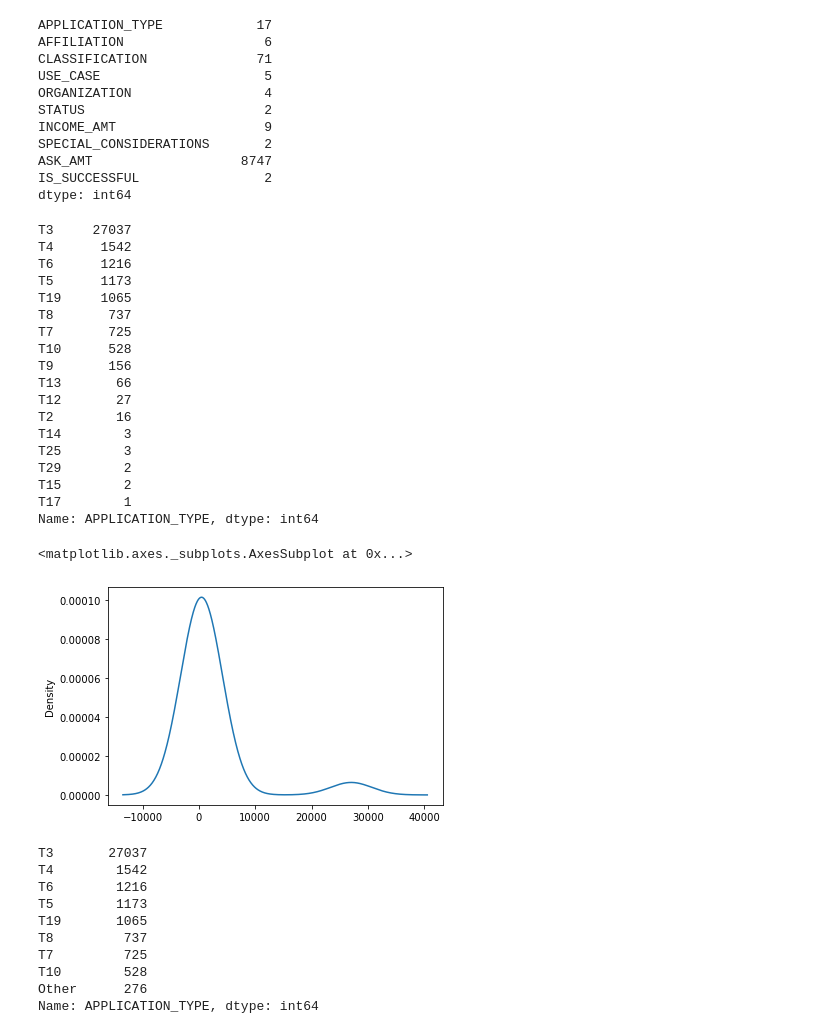
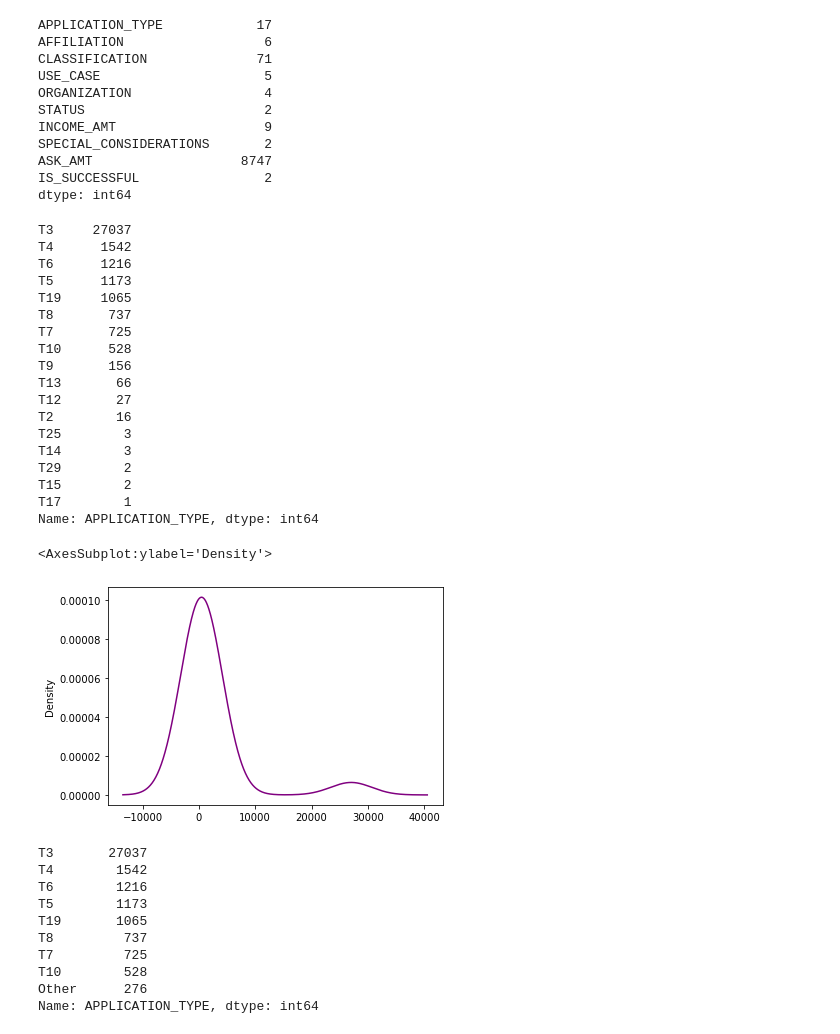
Before and after one commit to teksingozde/Neural_Network_Charity_Analysis, a Jupyter notebook: AlphabetSoupCharity.ipynb, the cells around one changed output. Drawn from its saved outputs; the diff is of its cells as text; code cells hidden in the pictures.

```diff
--- a/AlphabetSoupCharity.ipynb
+++ b/AlphabetSoupCharity.ipynb
@@ -9,6 +9,6 @@ import tensorflow as tf
 
 #  Import and read the charity_data.csv.
 import pandas as pd
-application_df = pd.read_csv("../Resources/charity_data.csv")
+application_df = pd.read_csv("charity_data.csv")
 application_df.head()
 # %% [output]
@@ -53,18 +55,18 @@ T9       156
 T13       66
 T12       27
 T2        16
+T25        3
 T14        3
-T25        3
 T29        2
 T15        2
 T17        1
 Name: APPLICATION_TYPE, dtype: int64
 # %%
 # Visualize the value counts of APPLICATION_TYPE
-type_counts.plot.density()
+type_counts.plot.density(color = 'purple')
 # %% [output]
-<matplotlib.axes._subplots.AxesSubplot at 0x...>
+<AxesSubplot:ylabel='Density'>
-[figure, old version]
+[figure, new version]
 # %%
 # Determine which values to replace if counts are less than ...?
 replace_application = list(type_counts[type_counts < 500].index)
```
Also changed, not shown: parts of 10 cells of this notebook.
